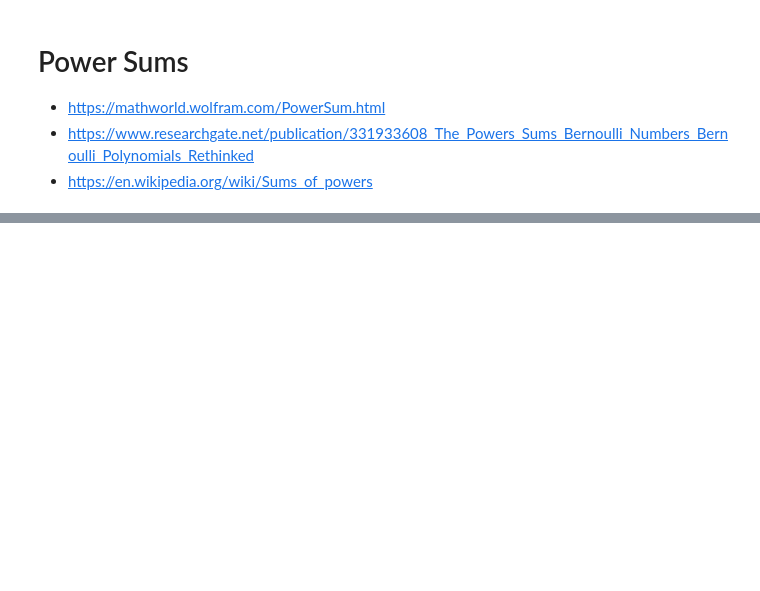
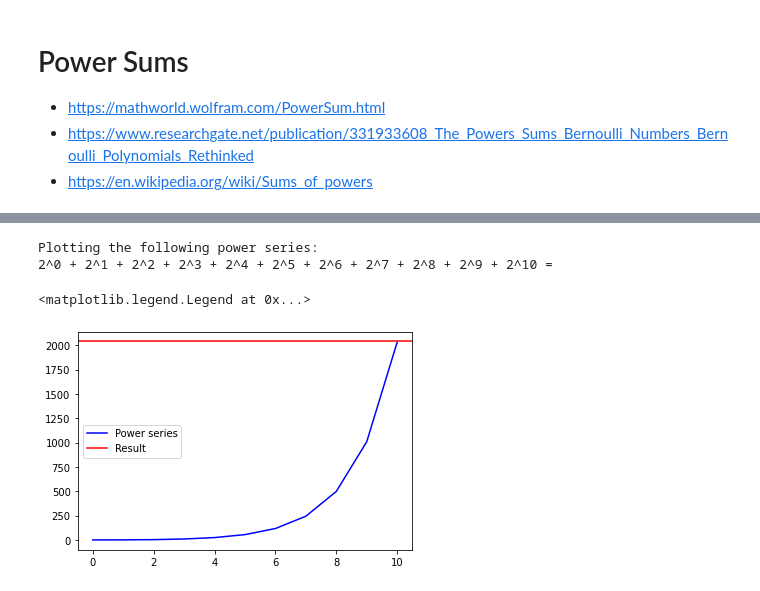
Before and after one commit to jurodriguezf/AlgorithmsUN2021I, a Jupyter notebook: Lab7/jurodriguezfArithmeticSeriesPowerSeriesPowerSums.ipynb, the cells around one changed output, grey strips where cells are left out. Drawn from its saved outputs; the diff is of its cells as text; code cells hidden in the pictures; blank space fills up the shorter version.

```diff
--- a/Lab7/jurodriguezfArithmeticSeriesPowerSeriesPowerSums.ipynb
+++ b/Lab7/jurodriguezfArithmeticSeriesPowerSeriesPowerSums.ipynb
@@ -398,0 +442,28 @@ plt.legend()
+# %%
+#Python implementation
+import matplotlib.pyplot as plt
+
+p = 2
+n = 10
+
+series = []
+sum = 0
+
+print('Plotting the following power series:')
+
+for i in range (n+1):
+  sum += (p**(i+1)-1)/p-1
+  series.append(sum)
+  if n-i != 0:
+    print('2^'+str(i)+' + ',end='')
+  else:
+    print('2^'+str(i)+' = \n')
+
+plt.plot(series, color = 'blue', label = "Power series")
+plt.axhline(y = (p**(n+2)-1)/p-1, color = 'red', label = "Result")
+plt.legend()
+# %% [output]
+Plotting the following power series:
+2^0 + 2^1 + 2^2 + 2^3 + 2^4 + 2^5 + 2^6 + 2^7 + 2^8 + 2^9 + 2^10 =
+<matplotlib.legend.Legend at 0x...>
+[figure, added]
```
Also changed, not shown: parts of 4 cells of this notebook.
